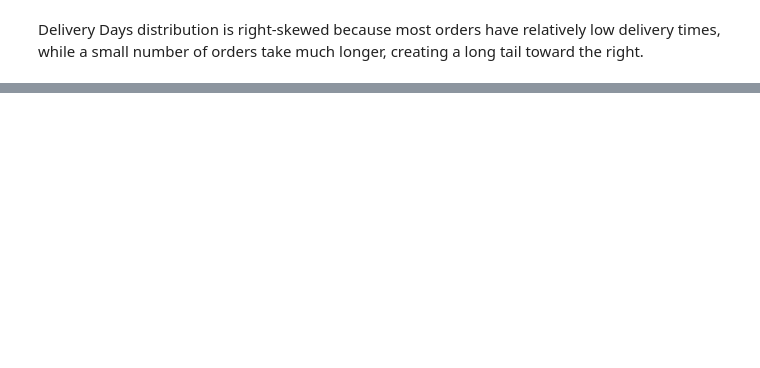
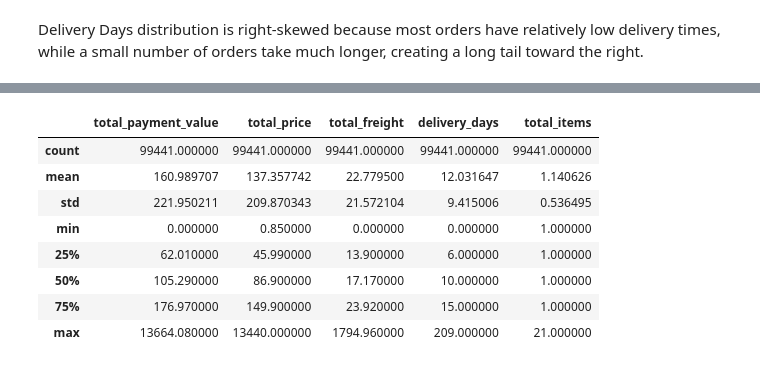
Before and after one commit to BhavyaAgrawat31/ML, a Jupyter notebook: notebooks/Lab03_Data_Quality_EDA_Preprocessing.ipynb, the cells around one changed output, grey strips where cells are left out. Drawn from its saved outputs; the diff is of its cells as text; code cells hidden in the pictures; blank space fills up the shorter version.

```diff
--- a/notebooks/Lab03_Data_Quality_EDA_Preprocessing.ipynb
+++ b/notebooks/Lab03_Data_Quality_EDA_Preprocessing.ipynb
@@ -432,0 +454,13 @@ A very long delivery time means the order took unusually long to be delivered. I
+# %%
+numerical_missing_cols = [
+    "total_payment_value",
+    "total_price",
+    "total_freight",
+    "delivery_days",
+    "estimated_delivery_days",
+    "delivery_delay_days",
+    "review_score",
+    "total_items",
+    "unique_products",
+    "unique_sellers"
+]
@@ -432,0 +516,22 @@ A very long delivery time means the order took unusually long to be delivered. I
+# %%
+scale_check_cols = [
+    "total_payment_value" ,
+    "total_price" ,
+    "total_freight" ,
+    "delivery_days" ,
+    "total_items"
+]
+
+scale_check_cols = keep_existing_columns(clean_df , scale_check_cols)
+
+clean_df[scale_check_cols].describe()
+# %% [output]
+|  | total_payment_value | total_price | total_freight | delivery_days | total_items |
+| count | 99441.000000 | 99441.000000 | 99441.000000 | 99441.000000 | 99441.000000 |
+| mean | 160.989707 | 137.357742 | 22.779500 | 12.031647 | 1.140626 |
+| std | 221.950211 | 209.870343 | 21.572104 | 9.415006 | 0.536495 |
+| min | 0.000000 | 0.850000 | 0.000000 | 0.000000 | 1.000000 |
+| 25% | 62.010000 | 45.990000 | 13.900000 | 6.000000 | 1.000000 |
+| 50% | 105.290000 | 86.900000 | 17.170000 | 10.000000 | 1.000000 |
+| 75% | 176.970000 | 149.900000 | 23.920000 | 15.000000 | 1.000000 |
+| max | 13664.080000 | 13440.000000 | 1794.960000 | 209.000000 | 21.000000 |
```
Also changed, not shown: parts of 53 cells of this notebook.
